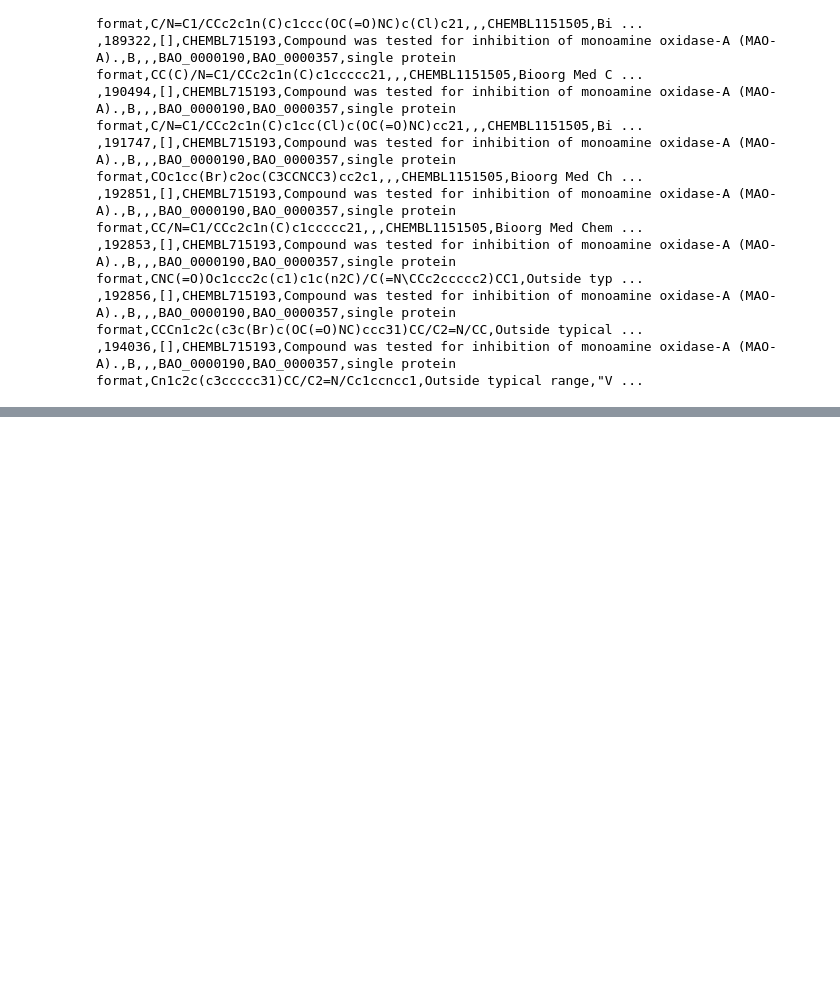
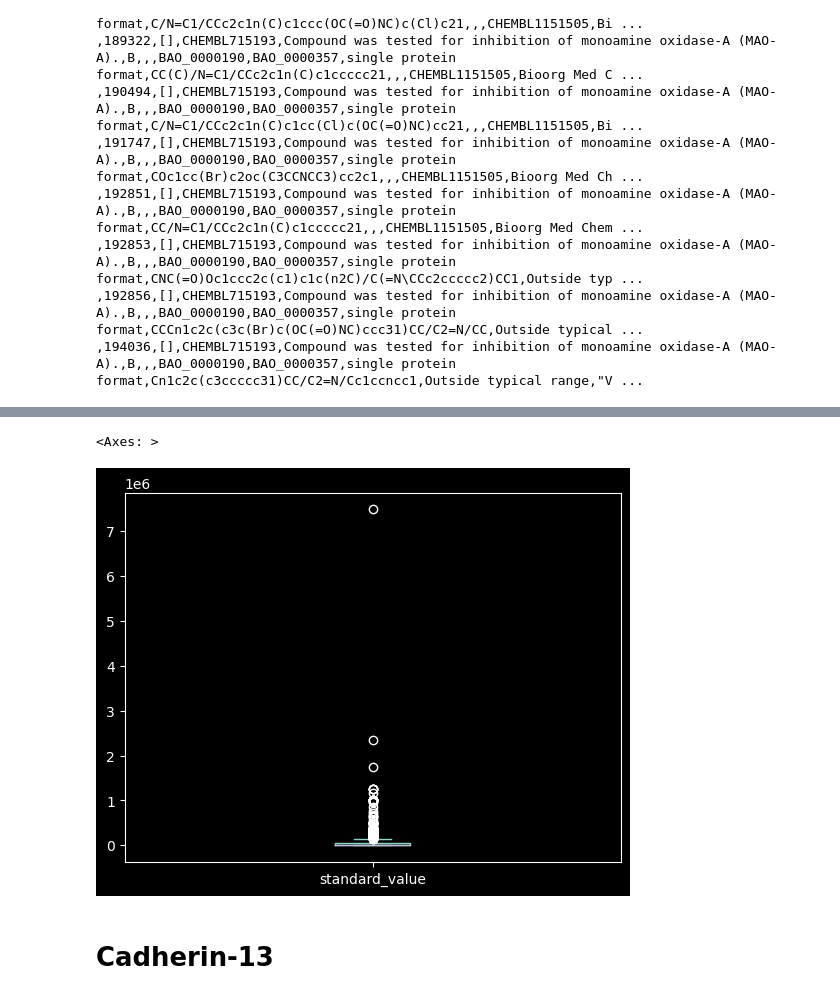
Before and after one commit to Diacod-I/BourneToKill, a Jupyter notebook: BioInfo.ipynb, the cells around one changed output, grey strips where cells are left out. Saved outputs shown, nothing was run; the diff lists cells and outputs as text; code cells hidden in the pictures; blank space fills up the shorter version.

```diff
--- a/BioInfo.ipynb
+++ b/BioInfo.ipynb
@@ -103,0 +295,7 @@ biocsv[biocsv.standard_value.notna()]
+# %%
+df.standard_value.plot.box()
+# %% [output]
+<Axes: >
+[figure, added]
+# %% [markdown]
+# Cadherin-13
```
Also changed, not shown: parts of 35 cells of this notebook.
